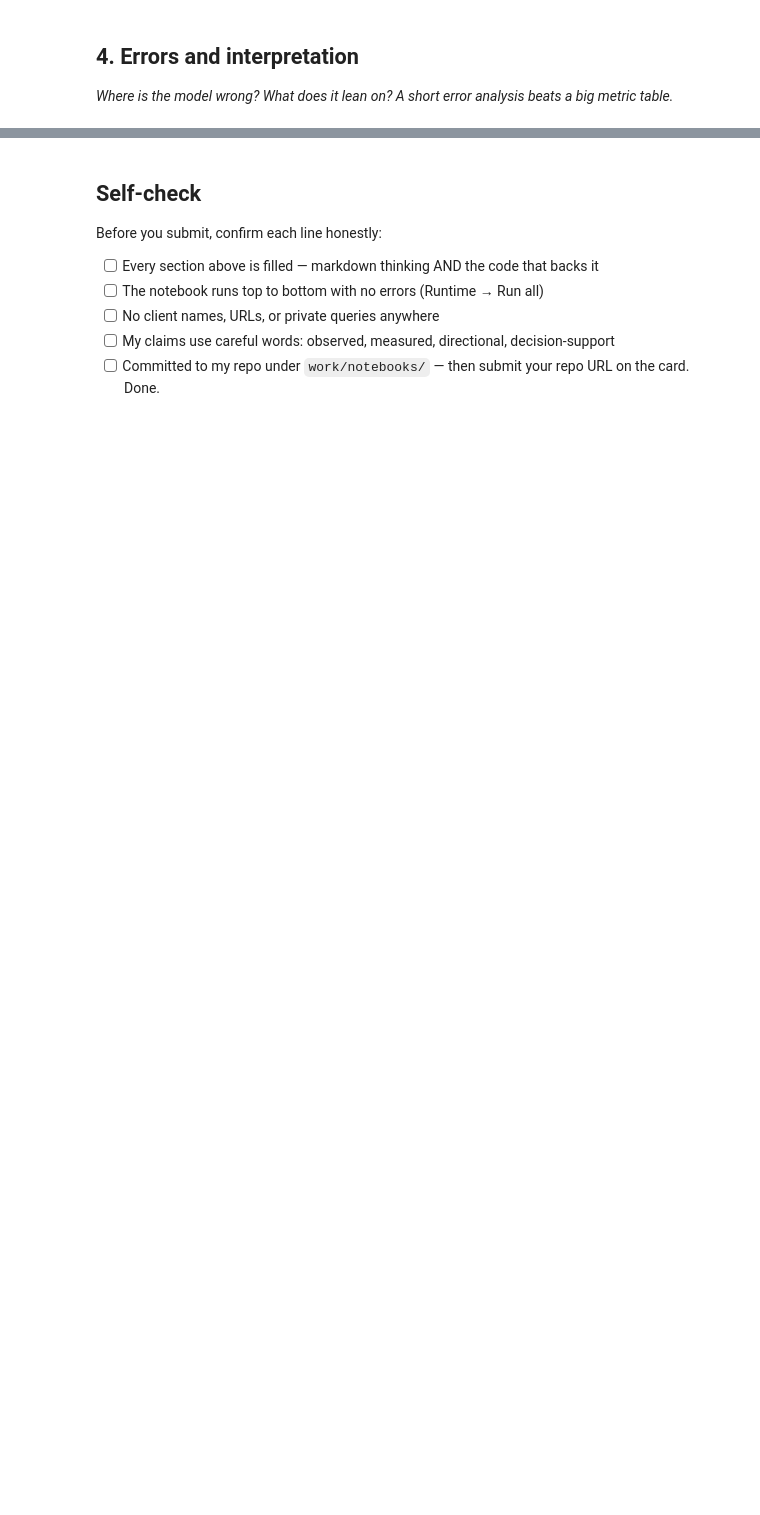
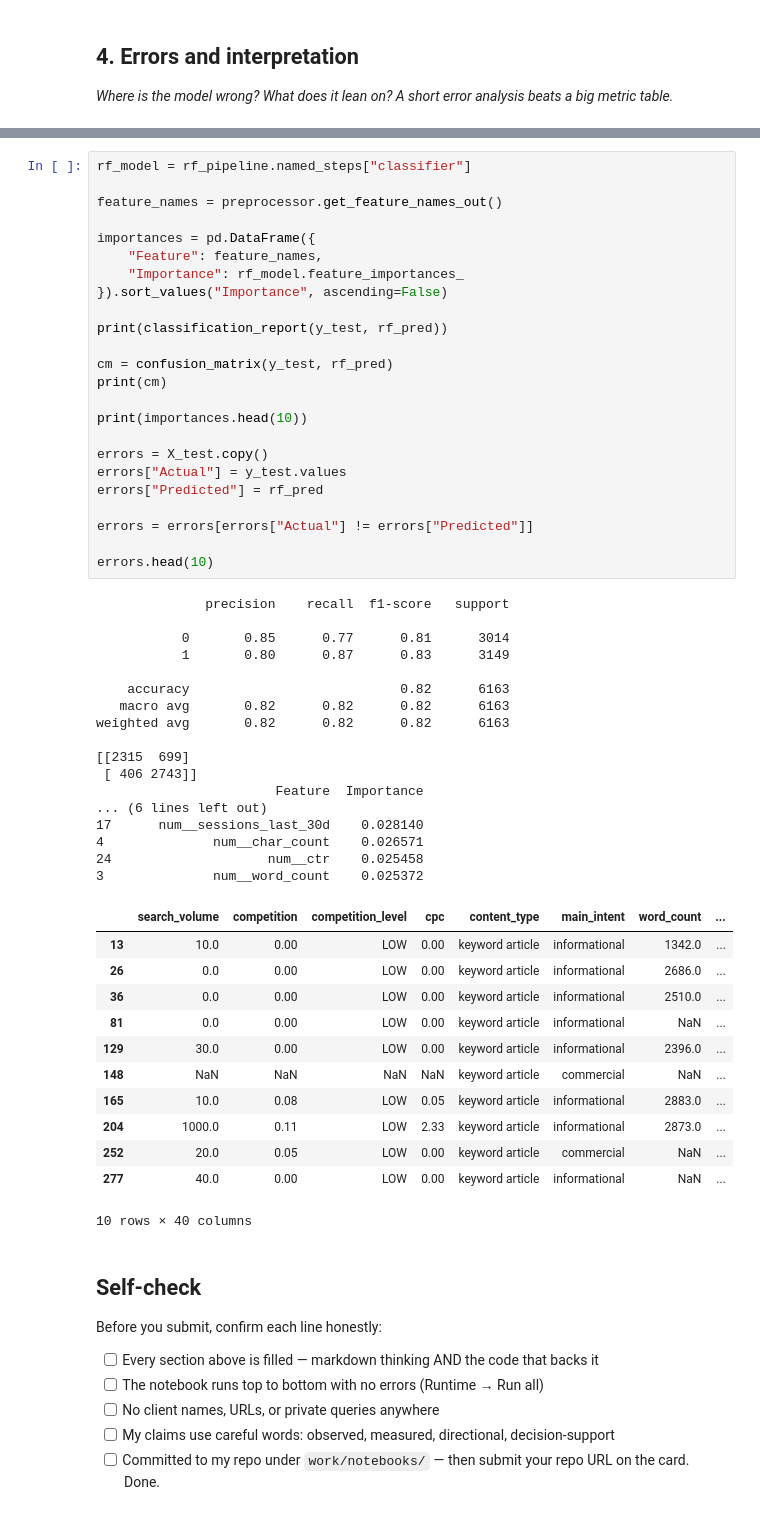
Before and after one commit to venkat-vipul/flyrank_ml, a Jupyter notebook: work/notebooks/w05_model.ipynb, the cells around one changed output, grey strips where cells are left out. Saved outputs shown, nothing was run; the diff lists cells and outputs as text; blank space fills up the shorter version.

Commit message:
Completed w05_model

```diff
--- a/work/notebooks/w05_model.ipynb
+++ b/work/notebooks/w05_model.ipynb
@@ -37,3 +206,57 @@ This skeleton is yours to fill. Work the sections **in order** — each one has
+# %%
+rf_model = rf_pipeline.named_steps["classifier"]
+
+feature_names = preprocessor.get_feature_names_out()
+
+importances = pd.DataFrame({
+    "Feature": feature_names,
+    "Importance": rf_model.feature_importances_
+}).sort_values("Importance", ascending=False)
+
+print(classification_report(y_test, rf_pred))
+
+cm = confusion_matrix(y_test, rf_pred)
+print(cm)
+
+print(importances.head(10))
+
+errors = X_test.copy()
+errors["Actual"] = y_test.values
+errors["Predicted"] = rf_pred
+
+errors = errors[errors["Actual"] != errors["Predicted"]]
+
+errors.head(10)
+# %% [output]
+              precision    recall  f1-score   support
+
+           0       0.85      0.77      0.81      3014
+           1       0.80      0.87      0.83      3149
+
+    accuracy                           0.82      6163
+   macro avg       0.82      0.82      0.82      6163
+weighted avg       0.82      0.82      0.82      6163
+
+[[2315  699]
+ [ 406 2743]]
+                       Feature  Importance
+... (6 lines left out)
+17      num__sessions_last_30d    0.028140
+4              num__char_count    0.026571
+24                    num__ctr    0.025458
+3              num__word_count    0.025372
+|  | search_volume | competition | competition_level | cpc | content_type | main_intent | word_count | ... |
+| 13 | 10.0 | 0.00 | LOW | 0.00 | keyword article | informational | 1342.0 | ... |
+| 26 | 0.0 | 0.00 | LOW | 0.00 | keyword article | informational | 2686.0 | ... |
+| 36 | 0.0 | 0.00 | LOW | 0.00 | keyword article | informational | 2510.0 | ... |
+| 81 | 0.0 | 0.00 | LOW | 0.00 | keyword article | informational | NaN | ... |
+| 129 | 30.0 | 0.00 | LOW | 0.00 | keyword article | informational | 2396.0 | ... |
+| 148 | NaN | NaN | NaN | NaN | keyword article | commercial | NaN | ... |
+| 165 | 10.0 | 0.08 | LOW | 0.05 | keyword article | informational | 2883.0 | ... |
+| 204 | 1000.0 | 0.11 | LOW | 2.33 | keyword article | informational | 2873.0 | ... |
+| 252 | 20.0 | 0.05 | LOW | 0.00 | keyword article | commercial | NaN | ... |
+| 277 | 40.0 | 0.00 | LOW | 0.00 | keyword article | informational | NaN | ... |
+10 rows × 40 columns
 # %% [markdown]
 ## Self-check
 
```
Also changed, not shown: parts of 13 cells of this notebook.
